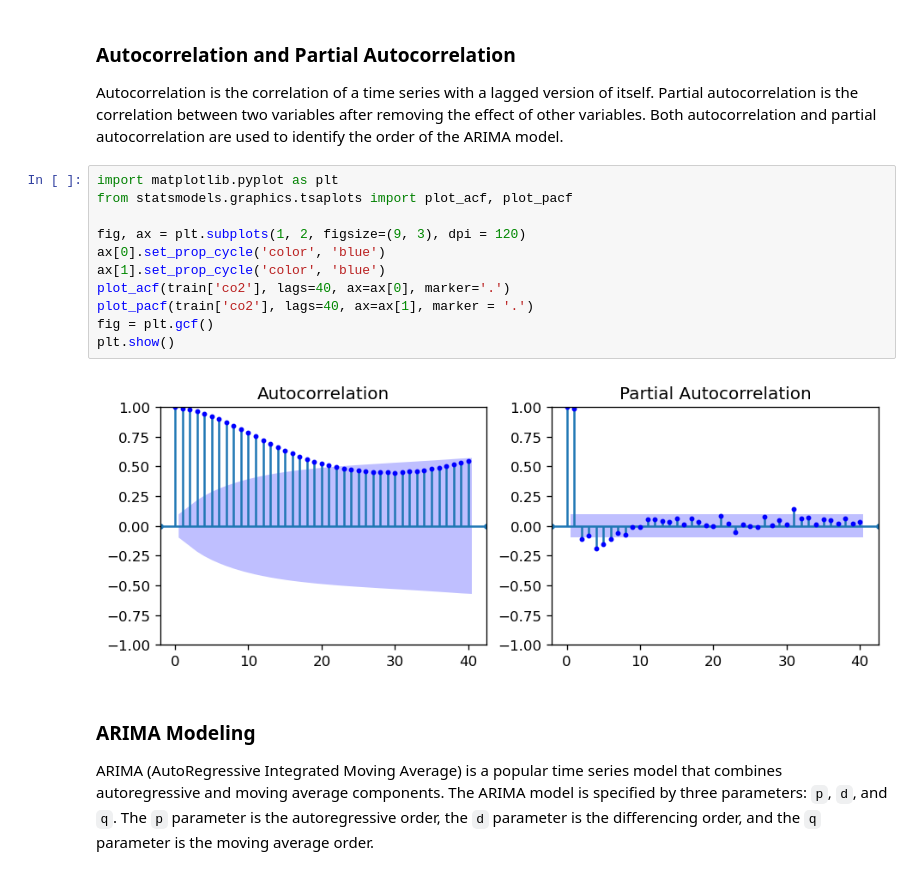
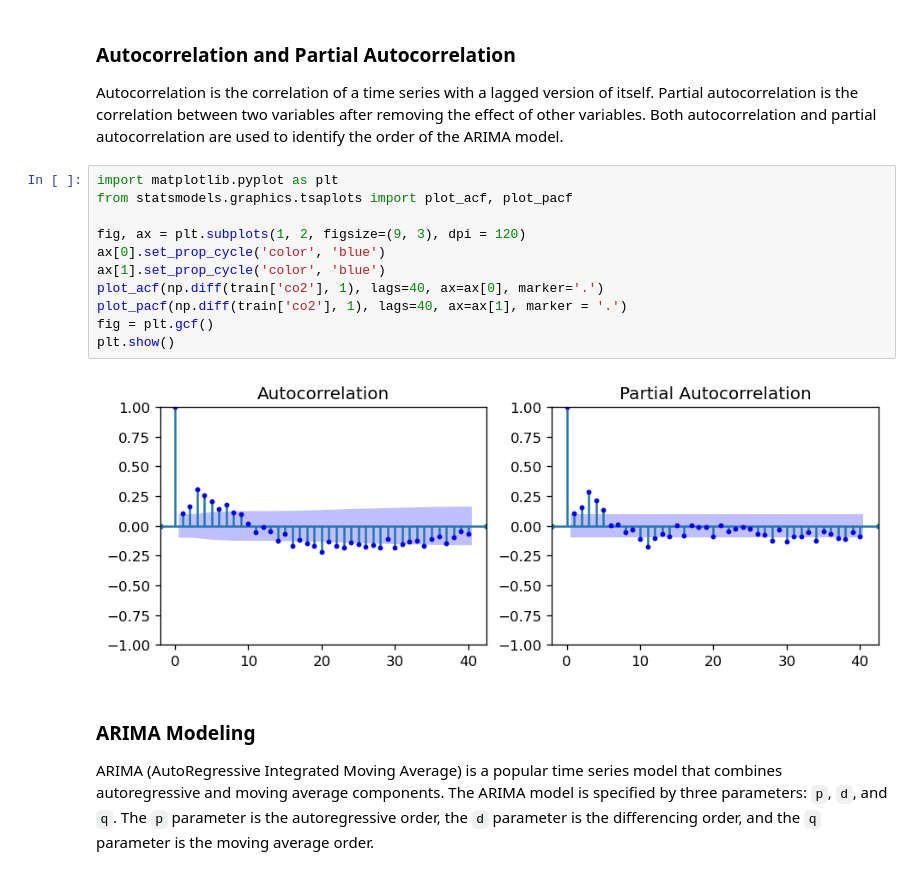
Before and after one commit to drc-cs/cs326, a Jupyter notebook: homeworks/H04/clustering_and_time_series.ipynb, the cells around one changed output. Drawn from its saved outputs; the diff is of its cells as text.

Commit message:
Adding diff

```diff
--- a/homeworks/H04/clustering_and_time_series.ipynb
+++ b/homeworks/H04/clustering_and_time_series.ipynb
@@ -133,16 +136,16 @@ Autocorrelation is the correlation of a time series with a lagged version of its
 # %%
 import matplotlib.pyplot as plt
 from statsmodels.graphics.tsaplots import plot_acf, plot_pacf
 
 fig, ax = plt.subplots(1, 2, figsize=(9, 3), dpi = 120)
 ax[0].set_prop_cycle('color', 'blue')
 ax[1].set_prop_cycle('color', 'blue')
-plot_acf(train['co2'], lags=40, ax=ax[0], marker='.')
-plot_pacf(train['co2'], lags=40, ax=ax[1], marker = '.')
+plot_acf(np.diff(train['co2'], 1), lags=40, ax=ax[0], marker='.')
+plot_pacf(np.diff(train['co2'], 1), lags=40, ax=ax[1], marker = '.')
 fig = plt.gcf()
 plt.show()
 # %% [output]
-[figure, old version]
+[figure, new version]
 # %% [markdown]
 ### ARIMA Modeling
 
```
Also changed, not shown: parts of 3 cells of this notebook.
